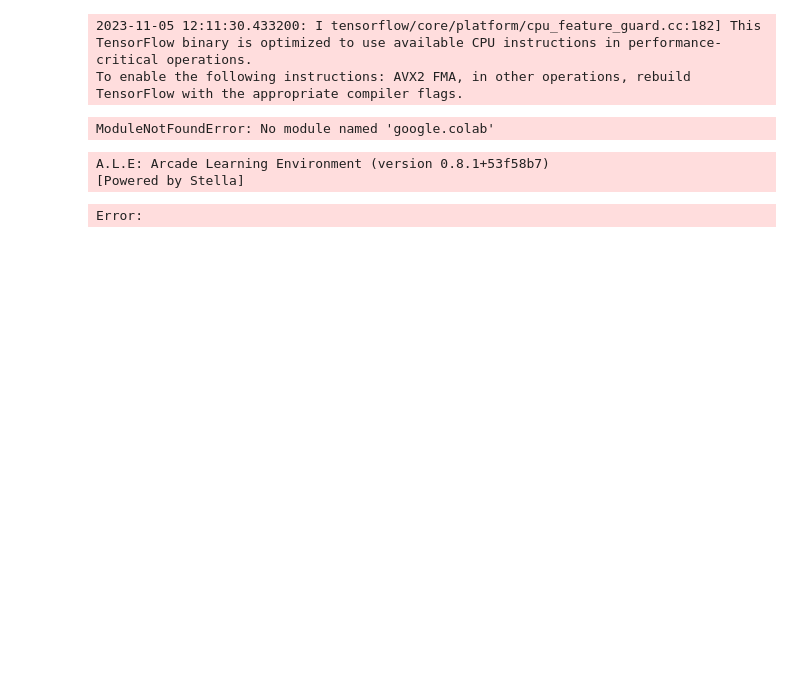
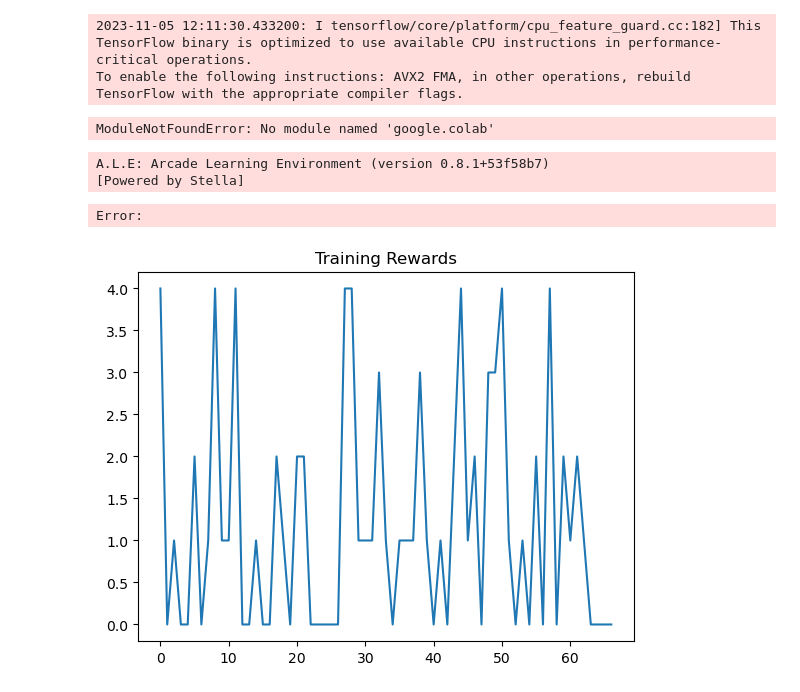
Before and after one commit to UBH-Fall2023/ubh-fall2023-keiferms3, a Jupyter notebook: base_atari.ipynb, the cells around one changed output. Saved outputs shown, nothing was run; the diff lists cells and outputs as text; code cells hidden in the pictures; blank space fills up the shorter version.

Commit message:
added plots of reward and loss functions for cnn

```diff
--- a/base_atari.ipynb
+++ b/base_atari.ipynb
@@ -561,3 +561,13 @@ env.close()
 A.L.E: Arcade Learning Environment (version 0.8.1+53f58b7)
 [Powered by Stella]
 Error:
+# %%
+import pandas as pd
+import matplotlib.pyplot as plt
+
+s = pd.read_csv('./dataframe_rl.csv')
+plt.title('Training Rewards')
+plt.plot(s['reward'])
+plt.show()
+# %% [output]
+[figure, added]
```
Also changed, not shown: parts of 1 cell of this notebook.
